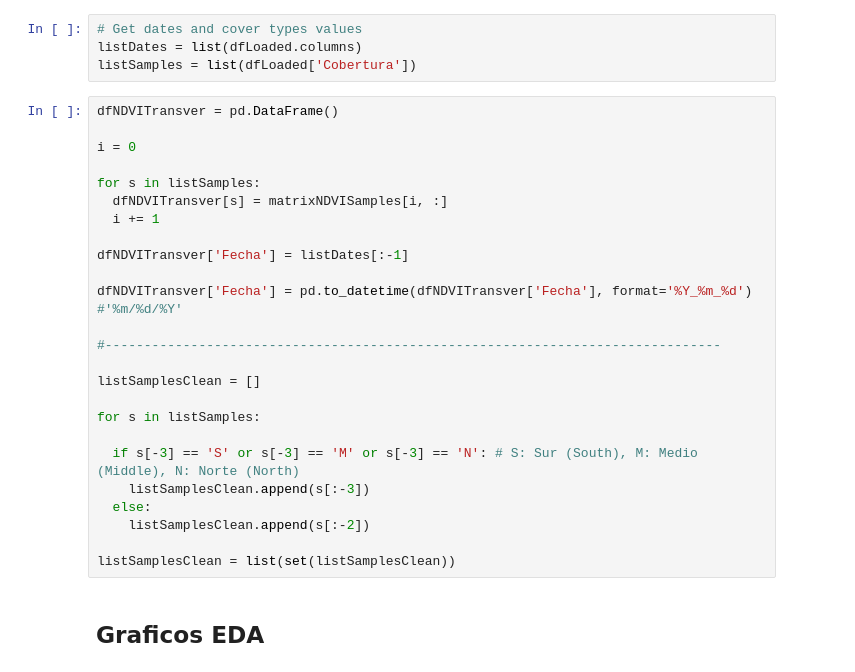
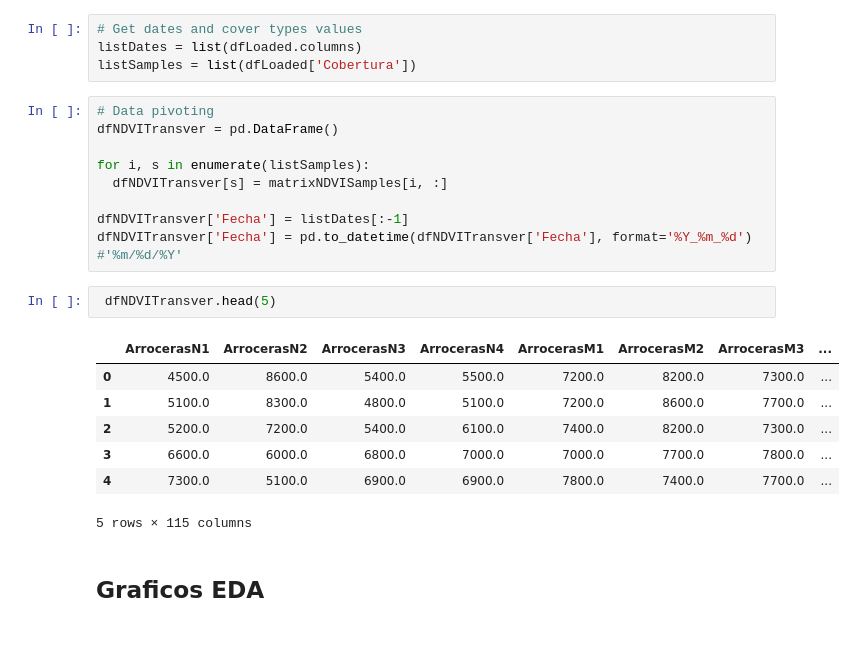
Before and after one commit to francobarrionuevoenv21/ClusteringPaddyFields_Fires_SanJavier, a Jupyter notebook: 03_CoverTypes2022_sampling.ipynb, the cells around one changed output. Cells and saved outputs as stored; diff of their text form; blank space fills up the shorter version.

```diff
--- a/03_CoverTypes2022_sampling.ipynb
+++ b/03_CoverTypes2022_sampling.ipynb
@@ -64,29 +52,23 @@ matrixNDVISamples = matrixNDVISamples*10000
 listDates = list(dfLoaded.columns)
 listSamples = list(dfLoaded['Cobertura'])
 # %%
+# Data pivoting
 dfNDVITransver = pd.DataFrame()
 
-i = 0
-
-for s in listSamples:
+for i, s in enumerate(listSamples):
   dfNDVITransver[s] = matrixNDVISamples[i, :]
-  i += 1
 
 dfNDVITransver['Fecha'] = listDates[:-1]
-
 dfNDVITransver['Fecha'] = pd.to_datetime(dfNDVITransver['Fecha'], format='%Y_%m_%d') #'%m/%d/%Y'
-
-#-------------------------------------------------------------------------------
-
-listSamplesClean = []
-
-for s in listSamples:
-
-  if s[-3] == 'S' or s[-3] == 'M' or s[-3] == 'N': # S: Sur (South), M: Medio (Middle), N: Norte (North)
-    listSamplesClean.append(s[:-3])
-  else:
-    listSamplesClean.append(s[:-2])
-
-listSamplesClean = list(set(listSamplesClean))
+# %%
+ dfNDVITransver.head(5)
+# %% [output]
+|  | ArrocerasN1 | ArrocerasN2 | ArrocerasN3 | ArrocerasN4 | ArrocerasM1 | ArrocerasM2 | ArrocerasM3 | ... |
+| 0 | 4500.0 | 8600.0 | 5400.0 | 5500.0 | 7200.0 | 8200.0 | 7300.0 | ... |
+| 1 | 5100.0 | 8300.0 | 4800.0 | 5100.0 | 7200.0 | 8600.0 | 7700.0 | ... |
+| 2 | 5200.0 | 7200.0 | 5400.0 | 6100.0 | 7400.0 | 8200.0 | 7300.0 | ... |
+| 3 | 6600.0 | 6000.0 | 6800.0 | 7000.0 | 7000.0 | 7700.0 | 7800.0 | ... |
+| 4 | 7300.0 | 5100.0 | 6900.0 | 6900.0 | 7800.0 | 7400.0 | 7700.0 | ... |
+5 rows × 115 columns
 # %% [markdown]
 ## Graficos EDA
```
Also changed, not shown: parts of 9 cells of this notebook.
